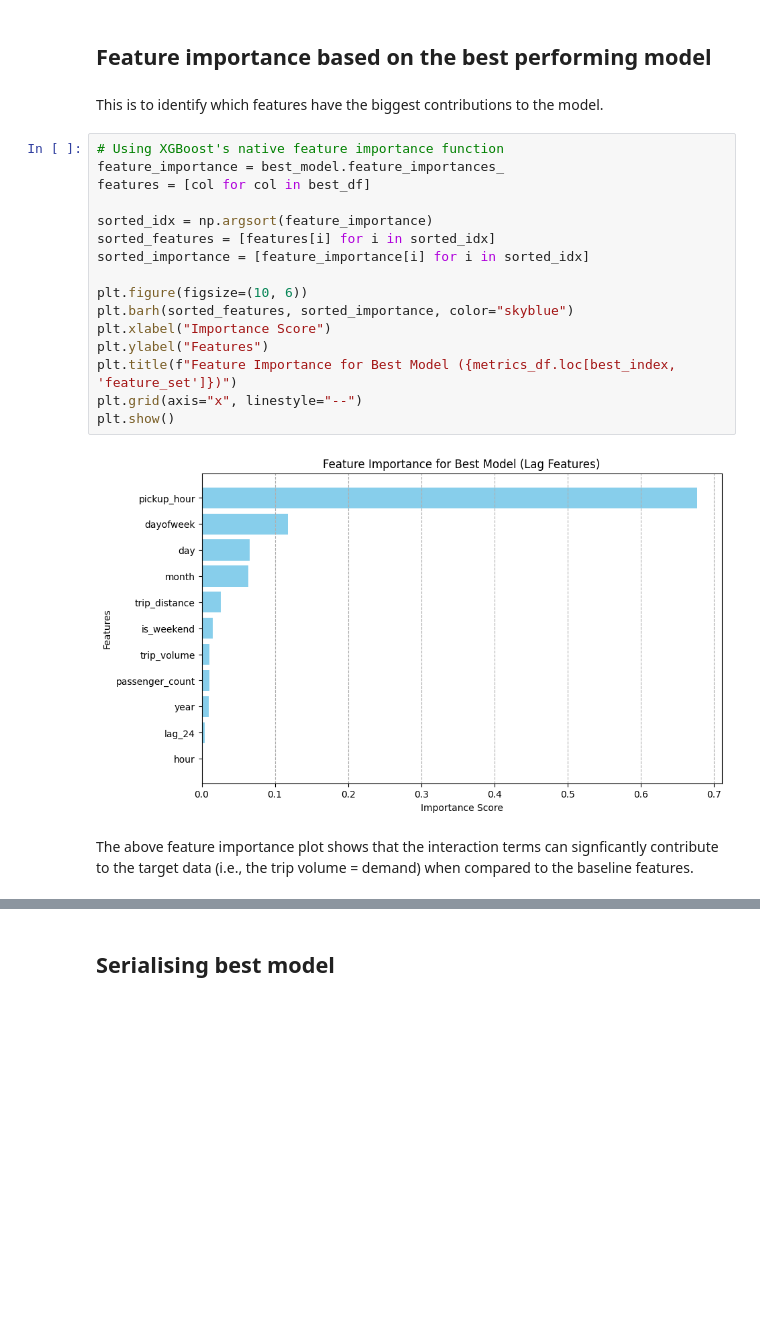
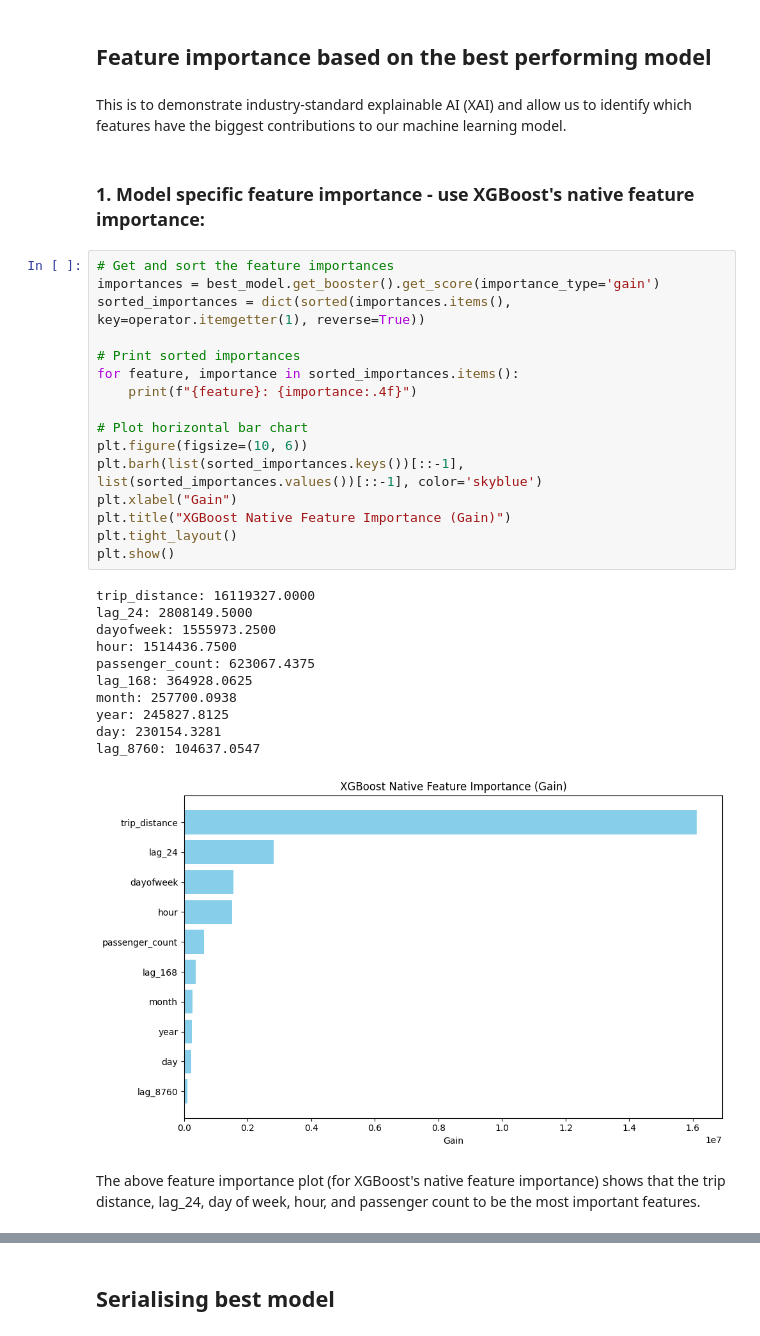
Before and after one commit to EMarc2023/Forecasting_with_GBM, a Jupyter notebook: Forecasting-NYC-yellow-taxi.ipynb, the cells around one changed output, grey strips where cells are left out. Drawn from its saved outputs; the diff is of its cells as text; blank space fills up the shorter version.

Commit message:
Exported csv of the cleaned dataset and extended discussions on feature importance.

```diff
--- a/Forecasting-NYC-yellow-taxi.ipynb
+++ b/Forecasting-NYC-yellow-taxi.ipynb
@@ -586,24 +599,36 @@ best_df = df_list[best_index]
 # %% [markdown]
 ## Feature importance based on the best performing model
 # %% [markdown]
-This is to identify which features have the biggest contributions to the model.
+This is to demonstrate industry-standard explainable AI (XAI) and allow us to identify which features have the biggest contributions to our machine learning model.
-# %%
-# Using XGBoost's native feature importance function
-feature_importance = best_model.feature_importances_
-features = [col for col in best_df]
-
-sorted_idx = np.argsort(feature_importance)
-sorted_features = [features[i] for i in sorted_idx]
-sorted_importance = [feature_importance[i] for i in sorted_idx]
-
-plt.figure(figsize=(10, 6))
-plt.barh(sorted_features, sorted_importance, color="skyblue")
-plt.xlabel("Importance Score")
-plt.ylabel("Features")
-plt.title(f"Feature Importance for Best Model ({metrics_df.loc[best_index, 'feature_set']})")
-plt.grid(axis="x", linestyle="--")
-plt.show()
-# %% [output]
-[figure, removed]
-# %% [markdown]
-The above feature importance plot shows that the interaction terms can signficantly contribute to the target data (i.e., the trip volume = demand) when compared to the baseline features.
+# %% [markdown]
+### 1. Model specific feature importance - use XGBoost's native feature importance:
+# %%
+# Get and sort the feature importances
+importances = best_model.get_booster().get_score(importance_type='gain')
+sorted_importances = dict(sorted(importances.items(), key=operator.itemgetter(1), reverse=True))
+
+# Print sorted importances
+for feature, importance in sorted_importances.items():
+    print(f"{feature}: {importance:.4f}")
+
+# Plot horizontal bar chart
+plt.figure(figsize=(10, 6))
+plt.barh(list(sorted_importances.keys())[::-1], list(sorted_importances.values())[::-1], color='skyblue')
+plt.xlabel("Gain")
+plt.title("XGBoost Native Feature Importance (Gain)")
+plt.tight_layout()
+plt.show()
+# %% [output]
+trip_distance: 16119327.0000
+lag_24: 2808149.5000
+dayofweek: 1555973.2500
+hour: 1514436.7500
+passenger_count: 623067.4375
+lag_168: 364928.0625
+month: 257700.0938
+year: 245827.8125
+day: 230154.3281
+lag_8760: 104637.0547
+[figure, added]
+# %% [markdown]
+The above feature importance plot (for XGBoost's native feature importance) shows that the trip distance, lag_24, day of week, hour, and passenger count to be the most important features.
```
Also changed, not shown: parts of 27 cells of this notebook, 1 other file.
